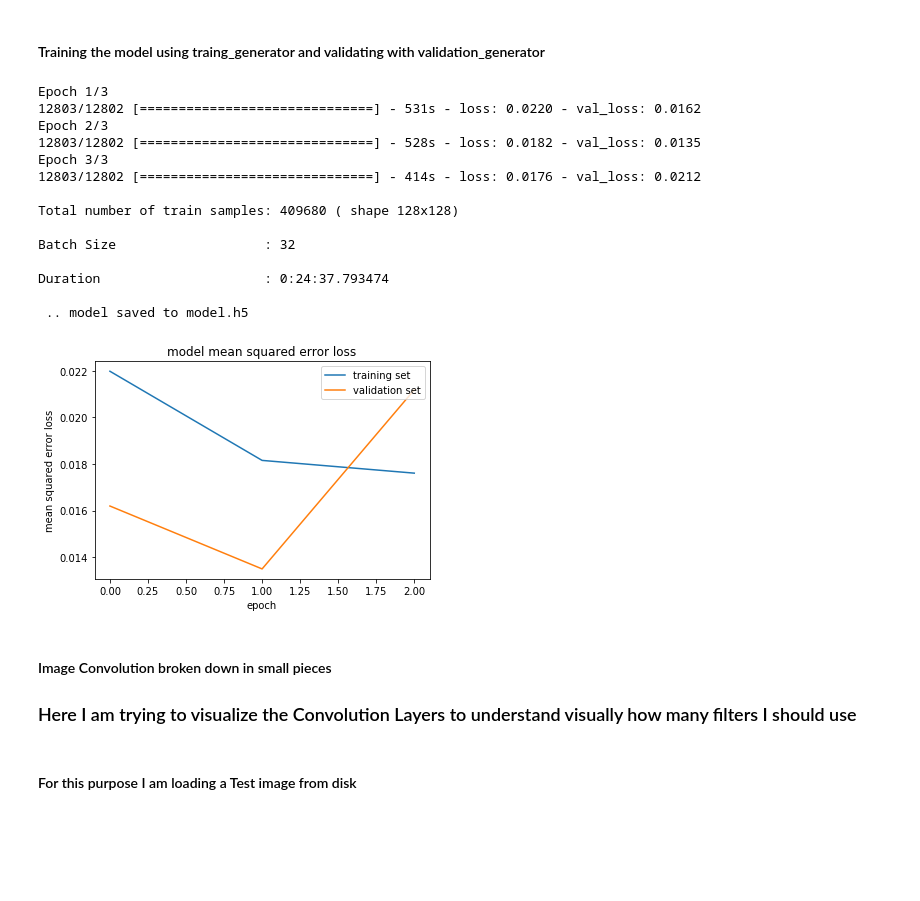
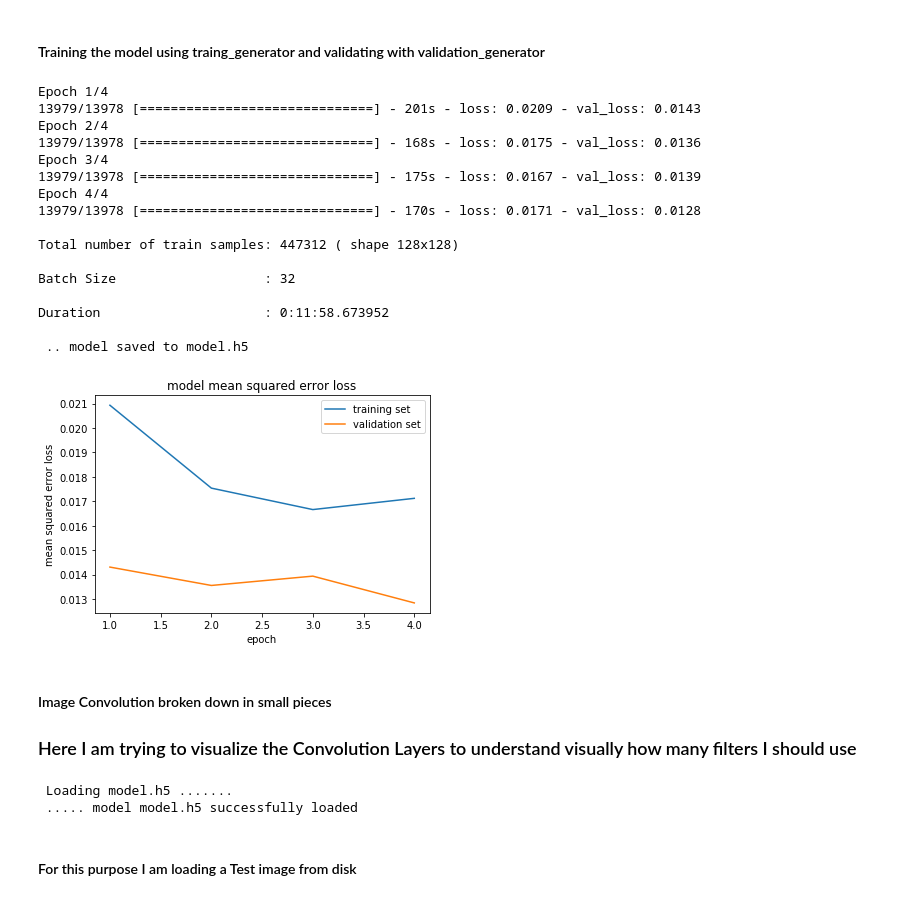
Before and after one commit to cristianku/CarND-Behavioral-Cloning-Project3, a Jupyter notebook: model.ipynb, the cells around one changed output. Cells and saved outputs as stored; diff of their text form; code cells hidden in the pictures; blank space fills up the shorter version.

```diff
--- a/model.ipynb
+++ b/model.ipynb
@@ -476,12 +542,13 @@ def read_images_into_queue(samples_q, labels_q , samples, labels):
 # %%
 from multiprocessing import Process, Queue
 
-training_samples_q = Queue(maxsize = batch_size * queue_loader_chunk)
+training_samples_q = Queue(maxsize = int(batch_size * queue_loader_chunk))
 
-training_labels_q = Queue(maxsize = batch_size * queue_loader_chunk)
+training_labels_q = Queue(maxsize = int(batch_size * queue_loader_chunk))
 
-validation_samples_q = Queue(maxsize = batch_size * queue_loader_chunk)
-validation_labels_q = Queue(maxsize = batch_size * queue_loader_chunk)
+# the validation are less compared to the training samples
+validation_samples_q = Queue(maxsize = int(batch_size * queue_loader_chunk ) )
+validation_labels_q = Queue(maxsize = int(batch_size * queue_loader_chunk ))
 
 ###############################################################
 # Training Producers . They load training data into Queues
@@ -583,7 +650,7 @@ validation_generator = generator(validation_samples_q,
 # %% [markdown]
 #### Training the model using traing_generator and validating with validation_generator
 # %%
-epochs = 3
+epochs = 4
 
 from datetime import datetime
 start_time = datetime.now()
@@ -613,38 +680,23 @@ print ( " .. model saved to model.h5 ")
 print ( "  ")
 
 
-### print the keys contained in the history object
-# print(history_object.history.keys())
-
-import matplotlib.pyplot as plt
-# # # Visualizations will be shown in the notebook.
-%matplotlib inline
-
-### plot the training and validation loss for each epoch
-plt.plot(history_object.history['loss'])
-plt.plot(history_object.history['val_loss'])
-plt.title('model mean squared error loss')
-plt.ylabel('mean squared error loss')
-plt.xlabel('epoch')
-plt.legend(['training set', 'validation set'], loc='upper right')
-plt.show()
-
 training_producer.terminate()
 
 validation_producer.terminate()
 # %% [output]
-Epoch 1/3
-12803/12802 [==============================] - 531s - loss: 0.0220 - val_loss: 0.0162
-Epoch 2/3
-12803/12802 [==============================] - 528s - loss: 0.0182 - val_loss: 0.0135
-Epoch 3/3
-12803/12802 [==============================] - 414s - loss: 0.0176 - val_loss: 0.0212
+Epoch 1/4
+13979/13978 [==============================] - 201s - loss: 0.0209 - val_loss: 0.0143
+Epoch 2/4
+13979/13978 [==============================] - 168s - loss: 0.0175 - val_loss: 0.0136
+Epoch 3/4
+13979/13978 [==============================] - 175s - loss: 0.0167 - val_loss: 0.0139
+Epoch 4/4
+13979/13978 [==============================] - 170s - loss: 0.0171 - val_loss: 0.0128
 
-Total number of train samples: 409680 ( shape 128x128)
+Total number of train samples: 447312 ( shape 128x128)
 
 Batch Size                   : 32
 
-Duration                     : 0:24:37.793474
+Duration                     : 0:11:58.673952
 
  .. model saved to model.h5
-[figure, removed]
@@ -650,0 +707,16 @@ Duration                     : 0:24:37.793474
+# %%
+import matplotlib.pyplot as plt
+# # # Visualizations will be shown in the notebook.
+%matplotlib inline
+
+### plot the training and validation loss for each epoch
+x_series = list(range(1,epochs +1))
+plt.plot(x_series,history_object.history['loss'])
+plt.plot(x_series,history_object.history['val_loss'])
+plt.title('model mean squared error loss')
+plt.ylabel('mean squared error loss')
+plt.xlabel('epoch')
+plt.legend(['training set', 'validation set'], loc='upper right')
+plt.show()
+# %% [output]
+[figure, added]
@@ -653,12 +727,15 @@ Duration                     : 0:24:37.793474
 
 ### Here I am trying to visualize the Convolution Layers to understand visually how many filters I should use
 # %%
-print (" Loading drive.h5 .......")
+print (" Loading model.h5 .......")
 
 from keras.models import load_model
 from keras.models import Model
 
 modelobj = load_model('model.h5')
 print (" ..... model model.h5 successfully loaded")
+# %% [output]
+ Loading model.h5 .......
+ ..... model model.h5 successfully loaded
 # %% [markdown]
 #### For this purpose I am loading a Test image from disk
```
Also changed, not shown: parts of 28 cells of this notebook, 1 other file.
